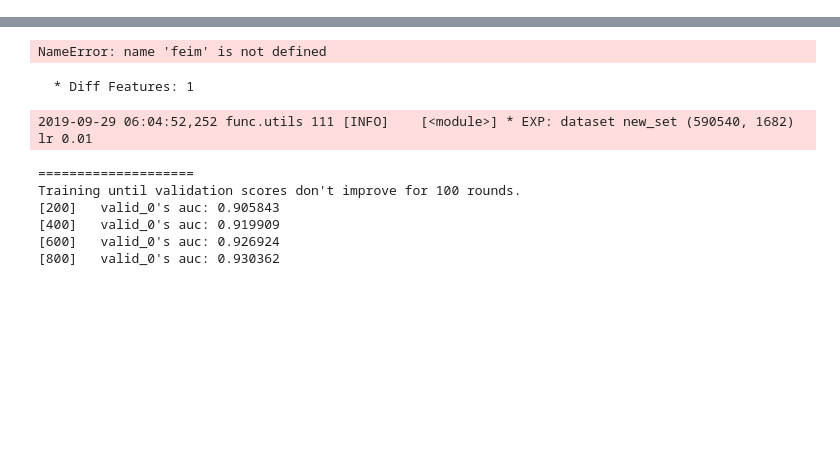
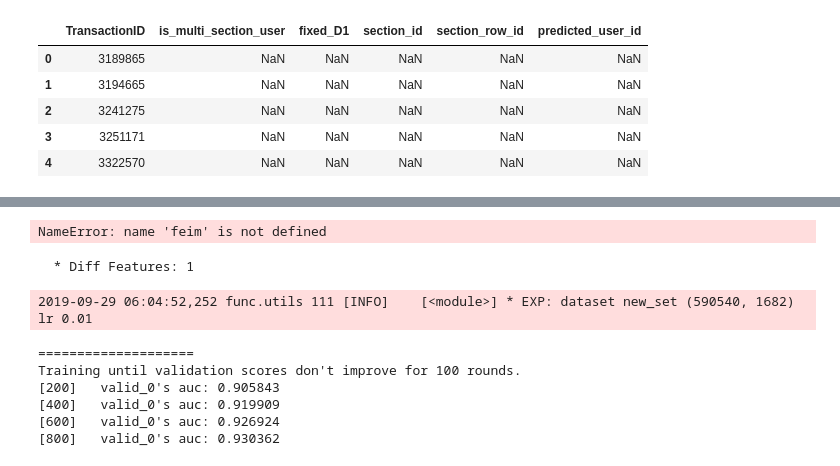
Before and after one commit to yryrgogo/ieee-fraud-5th-place, a Jupyter notebook: src/900_ieee__lgb_valid_feature.ipynb, the cells around one changed output, grey strips where cells are left out. Cells and saved outputs as stored; diff of their text form; code cells hidden in the pictures; blank space fills up the shorter version.

```diff
--- a/src/900_ieee__lgb_valid_feature.ipynb
+++ b/src/900_ieee__lgb_valid_feature.ipynb
@@ -320,0 +317,10 @@ Early stopping, best iteration is:
+# %%
+# bear = pd.read_csv('../output/same_user_pattern/20190901_user_ids_share.csv')
+bear.head()
+# %% [output]
+|  | TransactionID | is_multi_section_user | fixed_D1 | section_id | section_row_id | predicted_user_id |
+| 0 | 3189865 | NaN | NaN | NaN | NaN | NaN |
+| 1 | 3194665 | NaN | NaN | NaN | NaN | NaN |
+| 2 | 3241275 | NaN | NaN | NaN | NaN | NaN |
+| 3 | 3251171 | NaN | NaN | NaN | NaN | NaN |
+| 4 | 3322570 | NaN | NaN | NaN | NaN | NaN |
```
Also changed, not shown: parts of 6 cells of this notebook, 7 other files.
